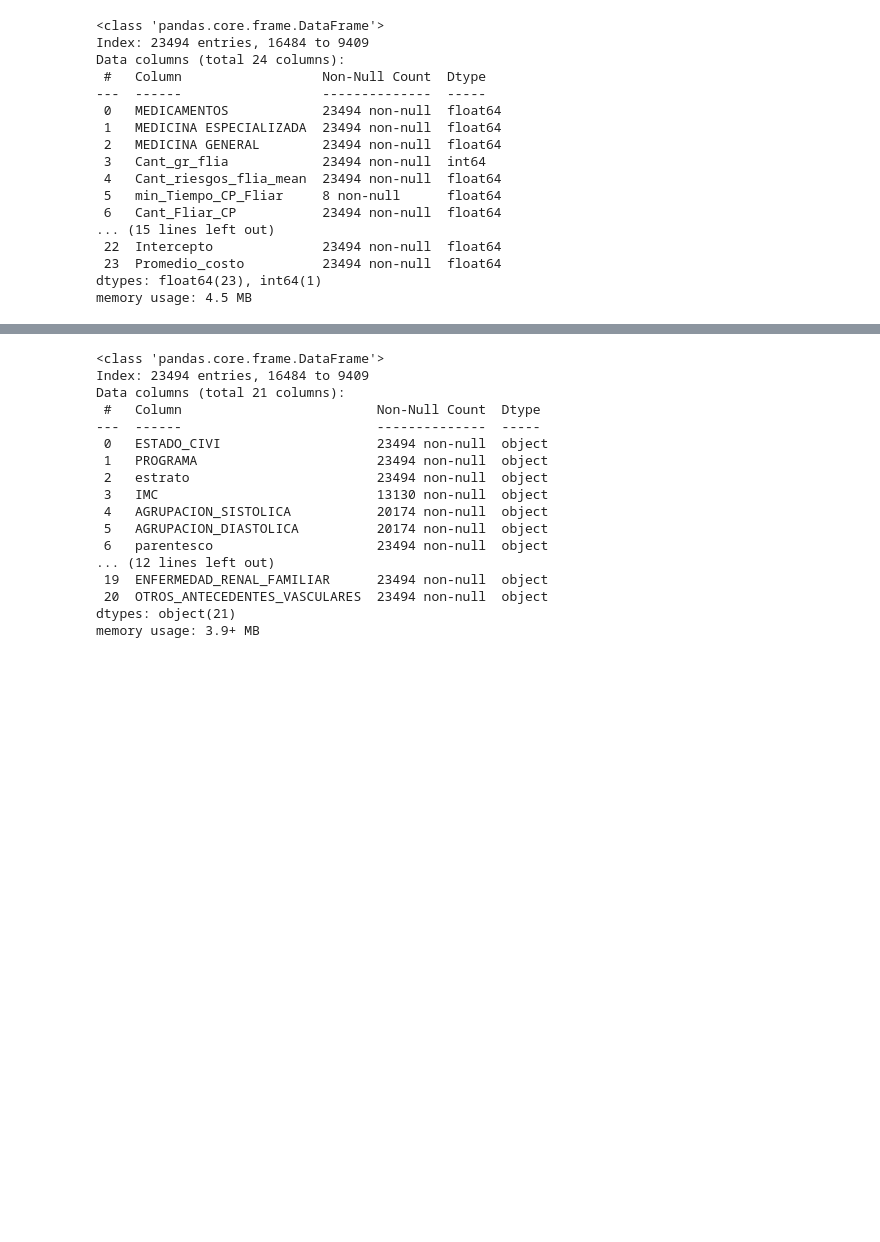
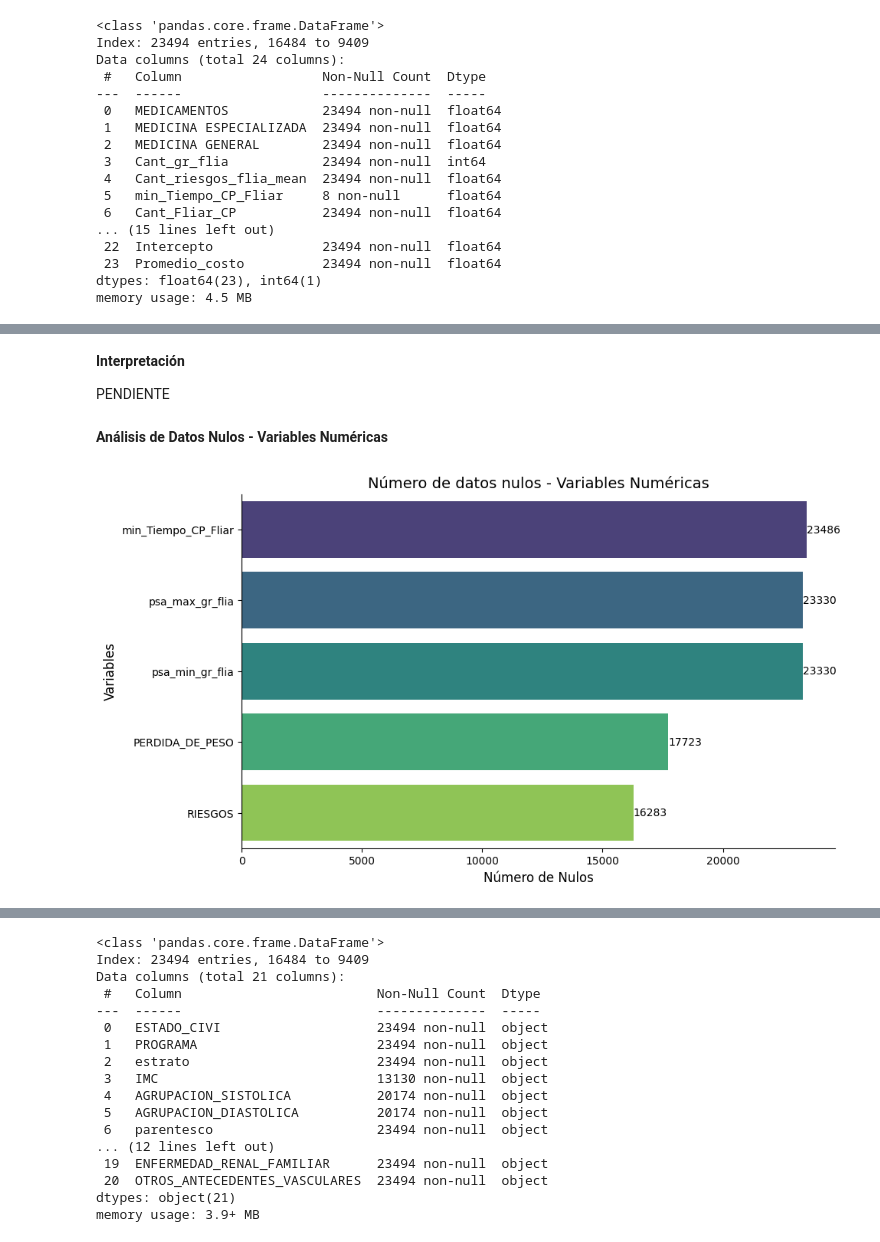
Before and after one commit to Daniel1martinez2/prostate_challenge_FDA, a Jupyter notebook: main.ipynb, the cells around one changed output, grey strips where cells are left out. Drawn from its saved outputs; the diff is of its cells as text; code cells hidden in the pictures; blank space fills up the shorter version.

```diff
--- a/main.ipynb
+++ b/main.ipynb
@@ -91,0 +303,27 @@ DataFrame con variables numéricas:
+# %% [markdown]
+**Interpretación**
+
+PENDIENTE
+# %% [markdown]
+**Análisis de Datos Nulos - Variables Numéricas**
+# %%
+conteo_nulos = df_numerico.isnull().sum()
+
+conteo_nulos = conteo_nulos[conteo_nulos > 0].sort_values(ascending=False)
+
+plt.figure(figsize=(10, 6))
+
+sns.barplot(x=conteo_nulos.values, y=conteo_nulos.index, palette='viridis')
+
+for index, value in enumerate(conteo_nulos.values):
+    plt.text(value, index, str(value), color='black', va='center')
+
+sns.despine()
+
+plt.title('Número de datos nulos - Variables Numéricas', fontsize=14)
+plt.xlabel('Número de Nulos', fontsize=12)
+plt.ylabel('Variables', fontsize=12)
+
+plt.show()
+# %% [output]
+[figure, added]
```
Also changed, not shown: parts of 69 cells of this notebook.
